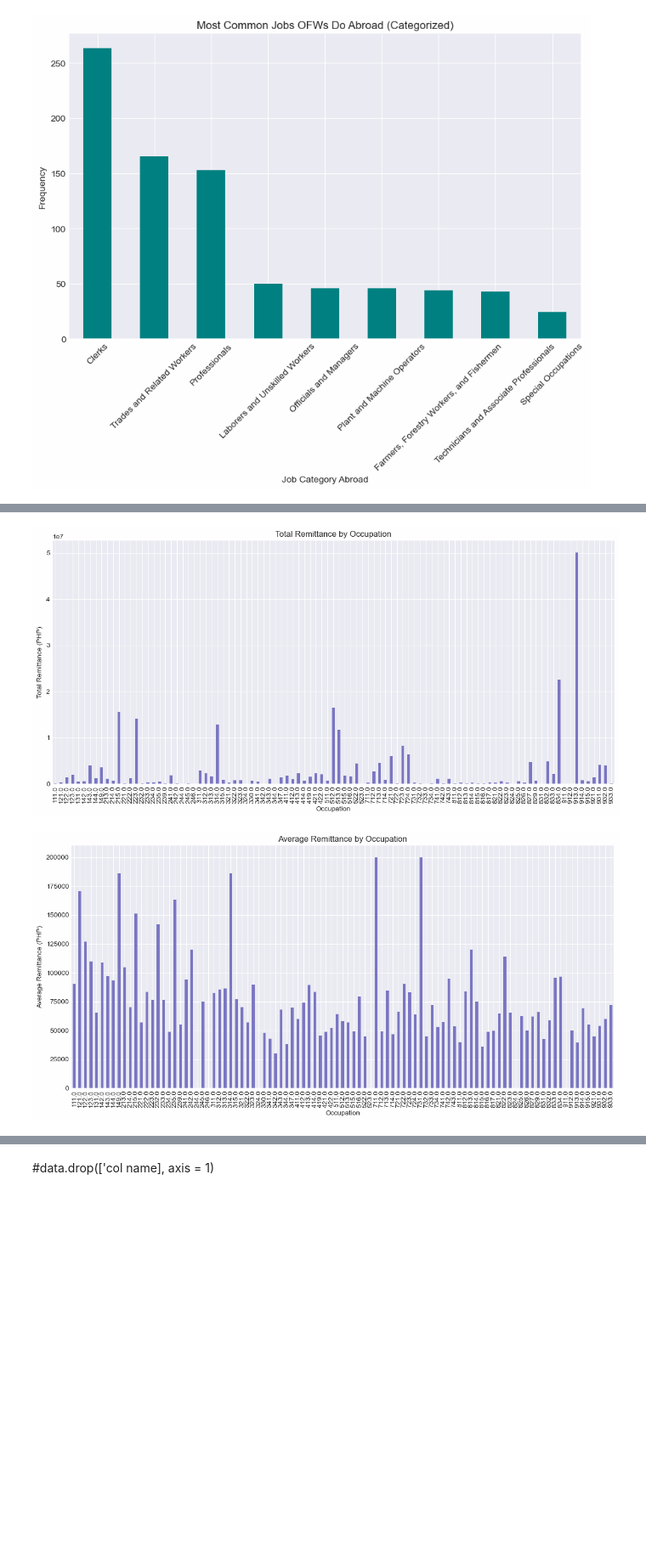
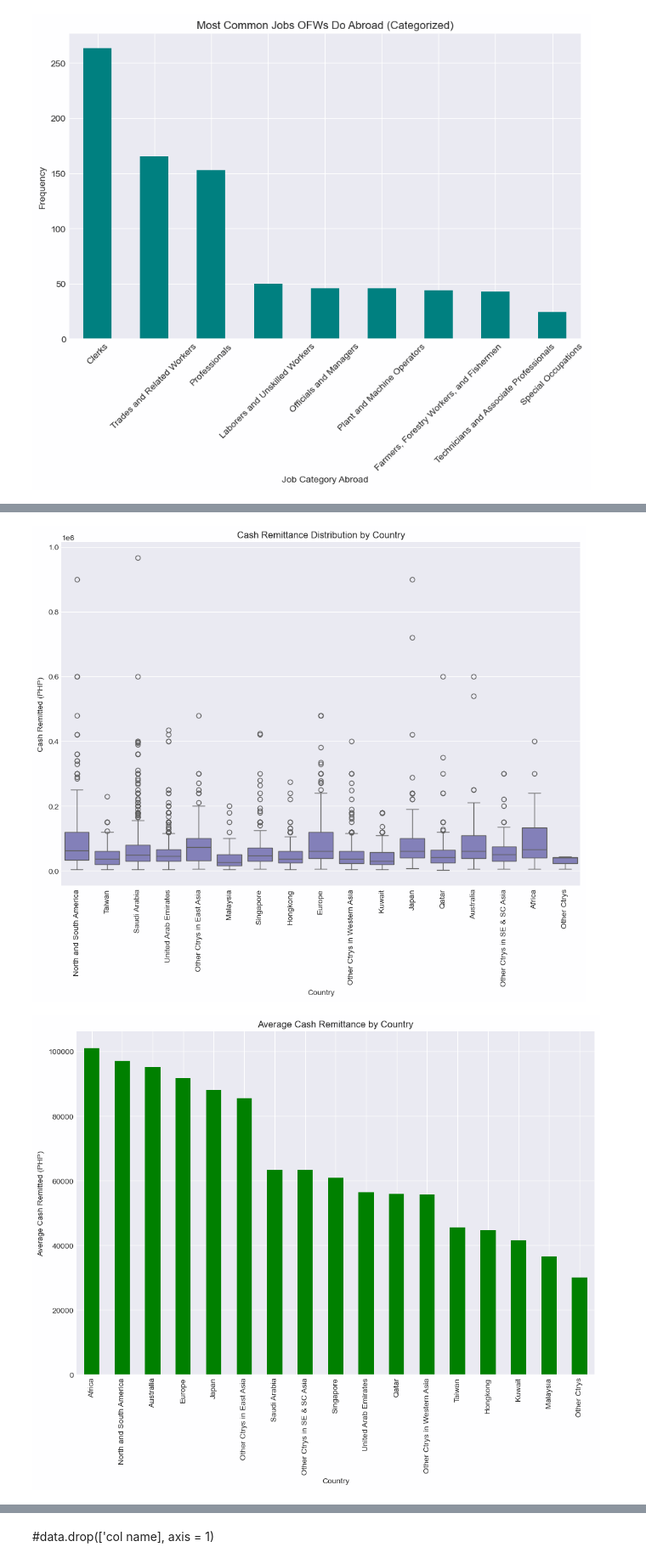
Before and after one commit to almiravelas/CSMODEL, a Jupyter notebook: Phase1.ipynb, the cells around one changed output, grey strips where cells are left out. Shown at 85% size. Saved outputs shown, nothing was run; the diff lists cells and outputs as text; code cells hidden in the pictures; blank space fills up the shorter version.

```diff
--- a/Phase1.ipynb
+++ b/Phase1.ipynb
@@ -667,0 +501,11 @@ Name: RQ22_CASHAMT, dtype: float64
+# %%
+# Apply log transformation to cash remittances
+data['Log_CashRemittances'] = np.log1p(data['RQ22_CASHAMT'])  # log1p to handle zero values
+
+# Visualize the transformed distribution with histogram and KDE
+plt.figure(figsize=(10, 6))
+sns.histplot(data['Log_CashRemittances'], kde=True)
+plt.title('Log-Transformed Distribution of Cash Remittances')
+plt.xlabel('Log of Cash Remitted')
+plt.ylabel('Frequency')
+plt.show()
@@ -667,0 +535,2 @@ Name: RQ22_CASHAMT, dtype: float64
+# %%
+data['Log_Cash_Remittances'] = np.log1p(data['RQ22_CASHAMT'])
@@ -667,0 +549,6 @@ Name: RQ22_CASHAMT, dtype: float64
+# %%
+# Apply the country mapping to the RQ12_CTRY column
+data['Country_Name'] = data['RQ12_CTRY'].map(mapping)
+
+# Check the first few rows to ensure the mapping worked
+print(data[['RQ12_CTRY', 'Country_Name']].head())
@@ -668,29 +562,27 @@ Name: RQ22_CASHAMT, dtype: float64
 # %%
-# Group by occupation and sum the total remittance amount
-grouped_by_occupation = data.groupby('RQ15_OCCUP1')['RQ22_CASHAMT'].sum()
-print("Total remittance by occupation:\n", grouped_by_occupation)
+# Group by the new 'Country_Name' column and calculate summary statistics for remittances
+remittance_by_country = data.groupby('Country_Name')['RQ22_CASHAMT'].describe()
 
-# Calculate average remittance by occupation
-avg_remittance_by_occupation = data.groupby('RQ15_OCCUP1')['RQ22_CASHAMT'].mean()
-print("Average remittance by occupation:\n", avg_remittance_by_occupation)
+# Print the summary statistics
+print(remittance_by_country)
 
-# Plotting total remittance by occupation
-plt.figure(figsize=(12, 6))
-grouped_by_occupation.plot(kind='bar')
-plt.title('Total Remittance by Occupation')
-plt.xlabel('Occupation')
-plt.ylabel('Total Remittance (PHP)')
+# Boxplot to compare remittances across different countries
+plt.figure(figsize=(12, 8))
+sns.boxplot(x='Country_Name', y='RQ22_CASHAMT', data=data)
+plt.title('Cash Remittance Distribution by Country')
+plt.xlabel('Country')
+plt.ylabel('Cash Remitted (PHP)')
 plt.xticks(rotation=90)
-plt.tight_layout()
 plt.show()
 
-# Plotting average remittance by occupation
-plt.figure(figsize=(12, 6))
-avg_remittance_by_occupation.plot(kind='bar')
-plt.title('Average Remittance by Occupation')
-plt.xlabel('Occupation')
-plt.ylabel('Average Remittance (PHP)')
+# Bar chart to show average cash remittances by country
+avg_remittance_by_country = data.groupby('Country_Name')['RQ22_CASHAMT'].mean().sort_values(ascending=False)
+
+plt.figure(figsize=(12, 8))
+avg_remittance_by_country.plot(kind='bar', color='green')
+plt.title('Average Cash Remittance by Country')
+plt.xlabel('Country')
+plt.ylabel('Average Cash Remitted (PHP)')
 plt.xticks(rotation=90)
-plt.tight_layout()
 plt.show()
 # %% [output]
@@ -714,2 +606,2 @@ Name: RQ22_CASHAMT, dtype: float64
-[figure, old version]
+[figure, new version]
-[figure, old version]
+[figure, new version]
```
Also changed, not shown: parts of 54 cells of this notebook.
